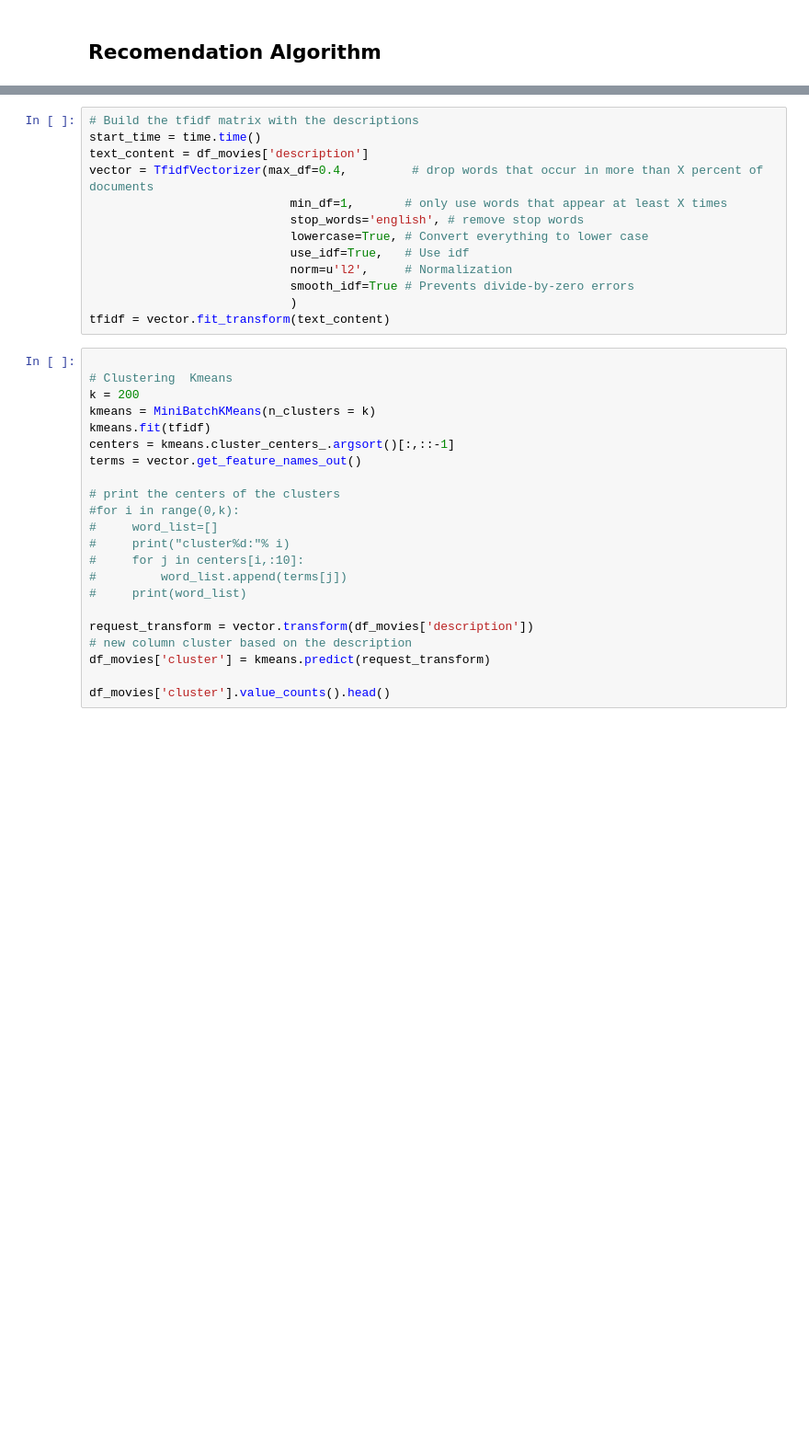
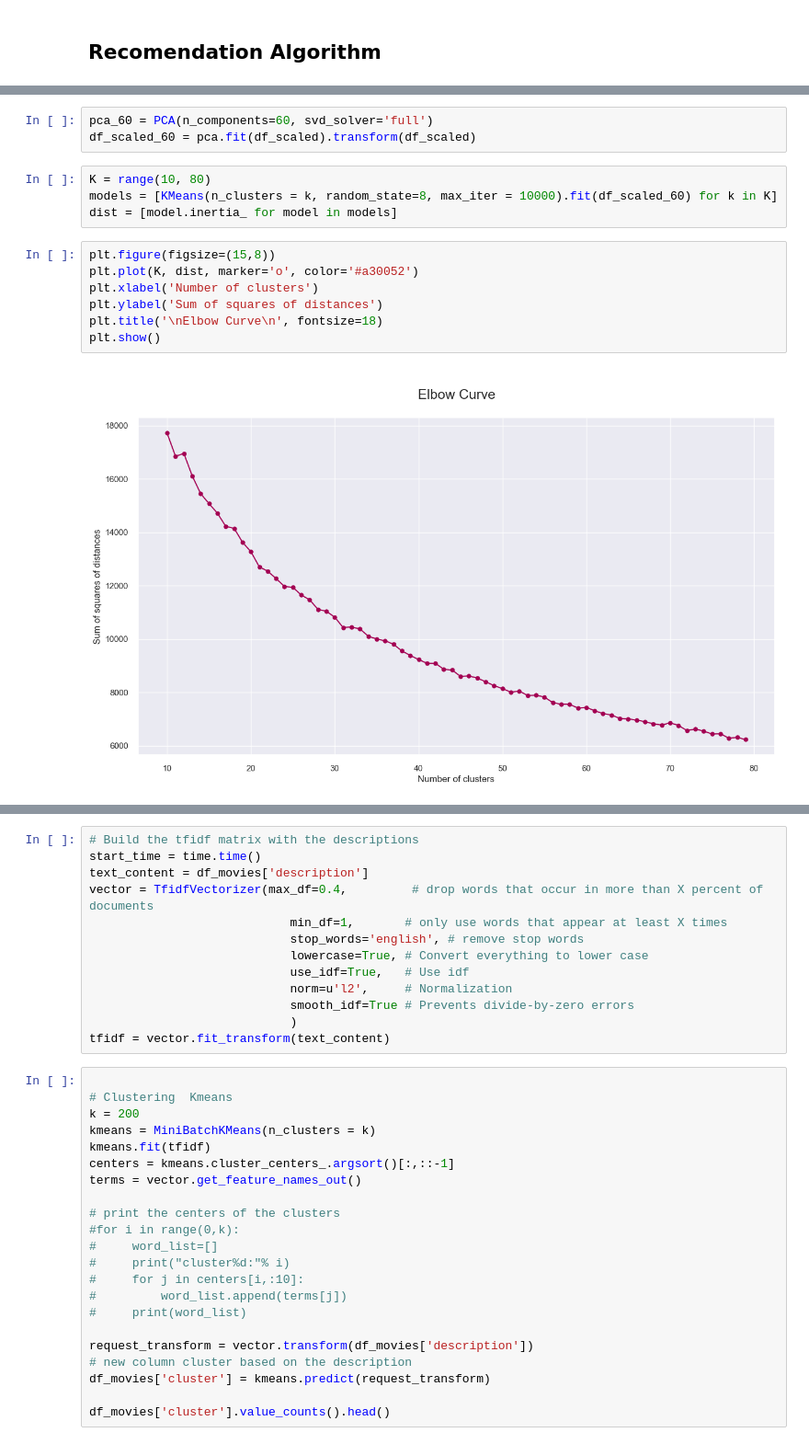
Before and after one commit to ARRamanathan/ProgrammingforAI, a Jupyter notebook: Code.ipynb, the cells around one changed output, grey strips where cells are left out. Shown at 92% size. Cells and saved outputs as stored; diff of their text form; blank space fills up the shorter version.

```diff
--- a/Code.ipynb
+++ b/Code.ipynb
@@ -405,0 +466,16 @@ pycaret_df = df_movies.loc[:, ['runtime', 'seasons', 'imdb_score', 'imdb_votes',
+# %%
+pca_60 = PCA(n_components=60, svd_solver='full')
+df_scaled_60 = pca.fit(df_scaled).transform(df_scaled)
+# %%
+K = range(10, 80)
+models = [KMeans(n_clusters = k, random_state=8, max_iter = 10000).fit(df_scaled_60) for k in K]
+dist = [model.inertia_ for model in models]
+# %%
+plt.figure(figsize=(15,8))
+plt.plot(K, dist, marker='o', color='#a30052')
+plt.xlabel('Number of clusters')
+plt.ylabel('Sum of squares of distances')
+plt.title('\nElbow Curve\n', fontsize=18)
+plt.show()
+# %% [output]
+[figure, added]
```
Also changed, not shown: parts of 35 cells of this notebook.
